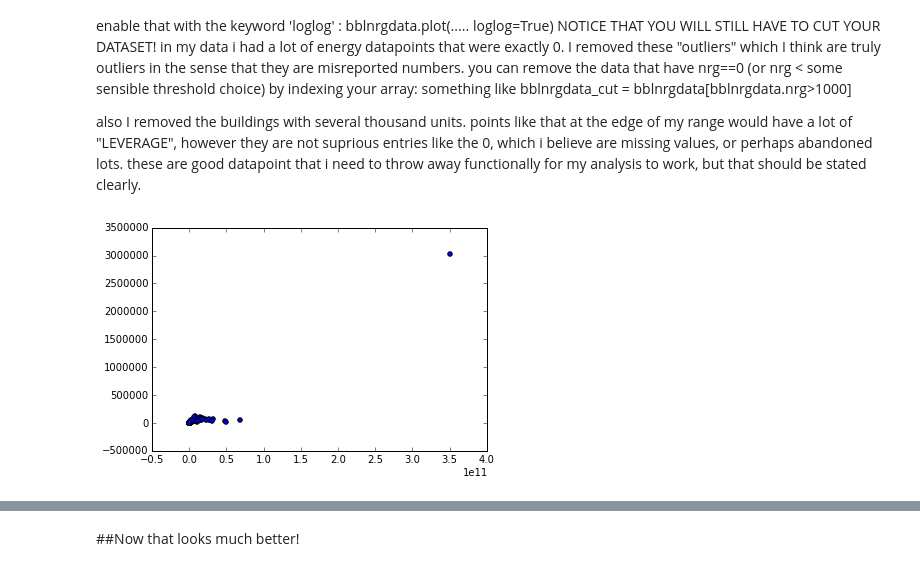
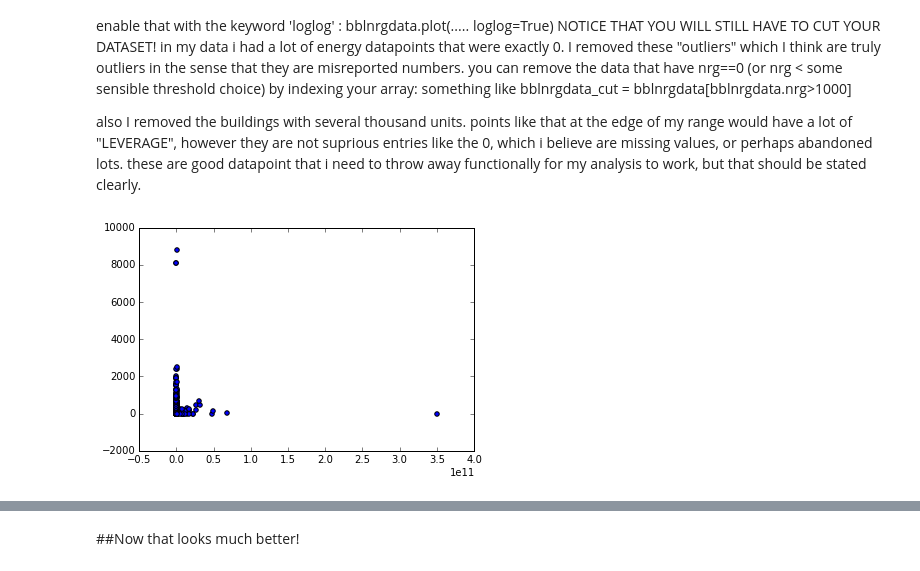
Before and after one commit to maryooh/PUI2015_mortiz, a Jupyter notebook: HW5/HW5- Assigment 1, energy use based on no. of units.ipynb, the cells around one changed output, grey strips where cells are left out. Saved outputs shown, nothing was run; the diff lists cells and outputs as text; code cells hidden in the pictures.

```diff
--- a/HW5/HW5- Assigment 1, energy use based on no. of units.ipynb
+++ b/HW5/HW5- Assigment 1, energy use based on no. of units.ipynb
@@ -232,13 +232,15 @@ nrgwbbl_cut = nrgwbbl.dropna()
 # %%
 #plotting Total Energy vs Number of Units
 #nrgwbbl.plot(kind='scatter', x='Site EUI(kBtu/ft2)', y='Reported Property Floor Area (Building(s)) (ft²)')
 #nrgwbbl.plot(kind='scatter', x='Site EUI(kBtu/ft2)', y='UnitsRes')
 #nrgwbbl.plot(x='Site EUI(kBtu/ft2)', y='Reported Property Floor Area (Building(s)) (ft²)')
 
-nrgwbbl['Energy Total'] = nrgwbbl['Site EUI(kBtu/ft2)'] * nrgwbbl['Reported Property Floor Area (Building(s)) (ft²)']
-totepu = pl.scatter(nrgwbbl['Energy Total'], nrgwbbl['Site EUI(kBtu/ft2)'])#, 'ro', loglog = True )
+# nrgwbbl['Energy Total'] = nrgwbbl['Site EUI(kBtu/ft2)'] * nrgwbbl['Units Total]
+# totepu = pl.scatter(nrgwbbl['Energy Total'], nrgwbbl['Units Total'])
 
-#nrgwbbl_cut['Energy Total'] = nrgwbbl_cut['Site EUI(kBtu/ft2)'] * nrgwbbl_cut['Reported Property Floor Area (Building(s)) (ft²)']
-#totepu = pl.loglog(nrgwbbl_cut['Energy Total'], nrgwbbl_cut['Site EUI(kBtu/ft2)'])#, 'ro', loglog = True )
+#old
+nrgwbbl['Energy Total'] = nrgwbbl['Site EUI(kBtu/ft2)'].astype(float) * nrgwbbl['Reported Property Floor Area (Building(s)) (ft²)'].astype(float)
+totepu = pl.scatter(nrgwbbl['Energy Total'], nrgwbbl['UnitsTotal'])#, 'ro', loglog = True )
+# print nrgwbbl['Energy Total']
 # %% [output]
-[figure, old version]
+[figure, new version]
```
Also changed, not shown: parts of 15 cells of this notebook.
